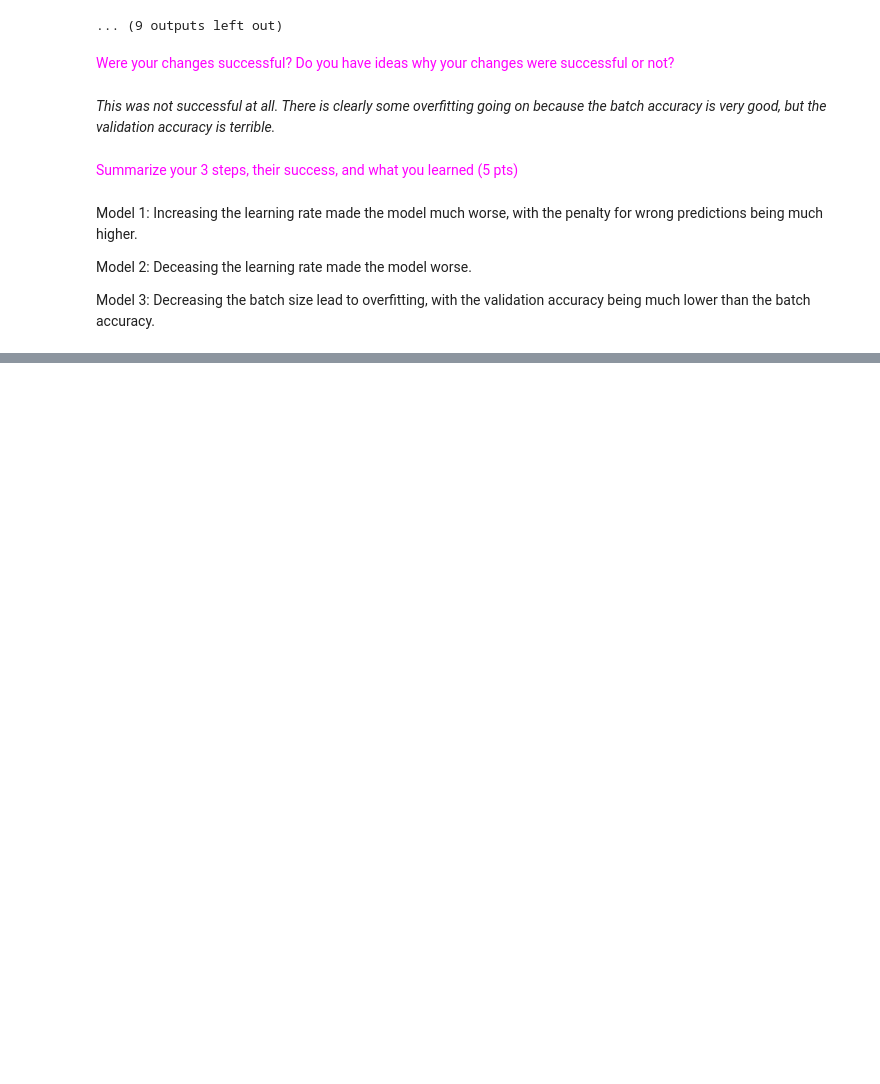
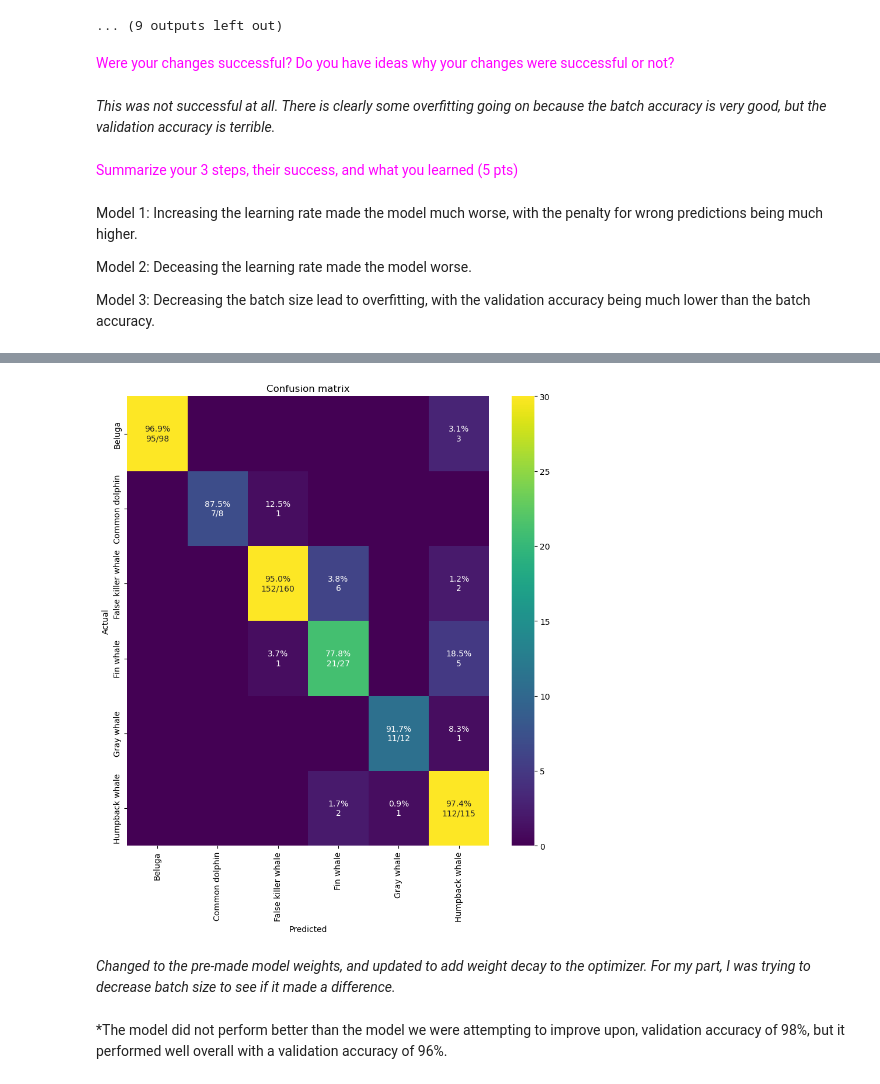
Before and after one commit to j0shkramer/HappyWhaleClassifier, a Jupyter notebook: ML_assignment_whale_species.ipynb, the cells around one changed output, grey strips where cells are left out. Cells and saved outputs as stored; diff of their text form; code cells hidden in the pictures; blank space fills up the shorter version.

Commit message:
completed part 3

```diff
--- a/ML_assignment_whale_species.ipynb
+++ b/ML_assignment_whale_species.ipynb
@@ -1533,0 +1602,22 @@ Model 3: Decreasing the batch size lead to overfitting, with the validation accu
+# %%
+batchsize = 16
+learning_rate=1.5e-4
+epochs=5
+
+train_loader = DataLoader(train_set, batch_size=batchsize, drop_last=True, sampler=train_sampler)
+val_loader = DataLoader(val_set, batch_size=batchsize, drop_last=True, shuffle=True)
+test_loader = DataLoader(test_set, batch_size=batchsize, drop_last=True, shuffle=True)
+# %%
+## Model
+from torchvision.models import resnet18, ResNet18_Weights
+
+## Getting our model and transferring it to the GPU
+#model = ResNet18()
+
+model = resnet18(weights=ResNet18_Weights.IMAGENET1K_V1, progress  = True).to(device)
+nf = model.fc.in_features
+model.fc = nn.Linear(nf,6).to(device)
+
+#define loss function & optimizer
+criterion = nn.CrossEntropyLoss()
+optimizer = optim.Adam(model.parameters(), lr=learning_rate, weight_decay=5e-5) #SGD
@@ -1533,0 +1755,9 @@ Model 3: Decreasing the batch size lead to overfitting, with the validation accu
+# %%
+y_pred, y_true = predict(model, test_set)
+cm_analysis(y_true, y_pred, "Confusion matrix")
+# %% [output]
+[figure, added]
+# %% [markdown]
+*Changed to the pre-made model weights, and updated to add weight decay to the optimizer. For my part, I was trying to decrease batch size to see if it made a difference.*
+# %% [markdown]
+*The model did not perform better than the model we were attempting to improve upon, validation accuracy of 98%, but it performed well overall with a validation accuracy of 96%.
```
Also changed, not shown: parts of 6 cells of this notebook.
